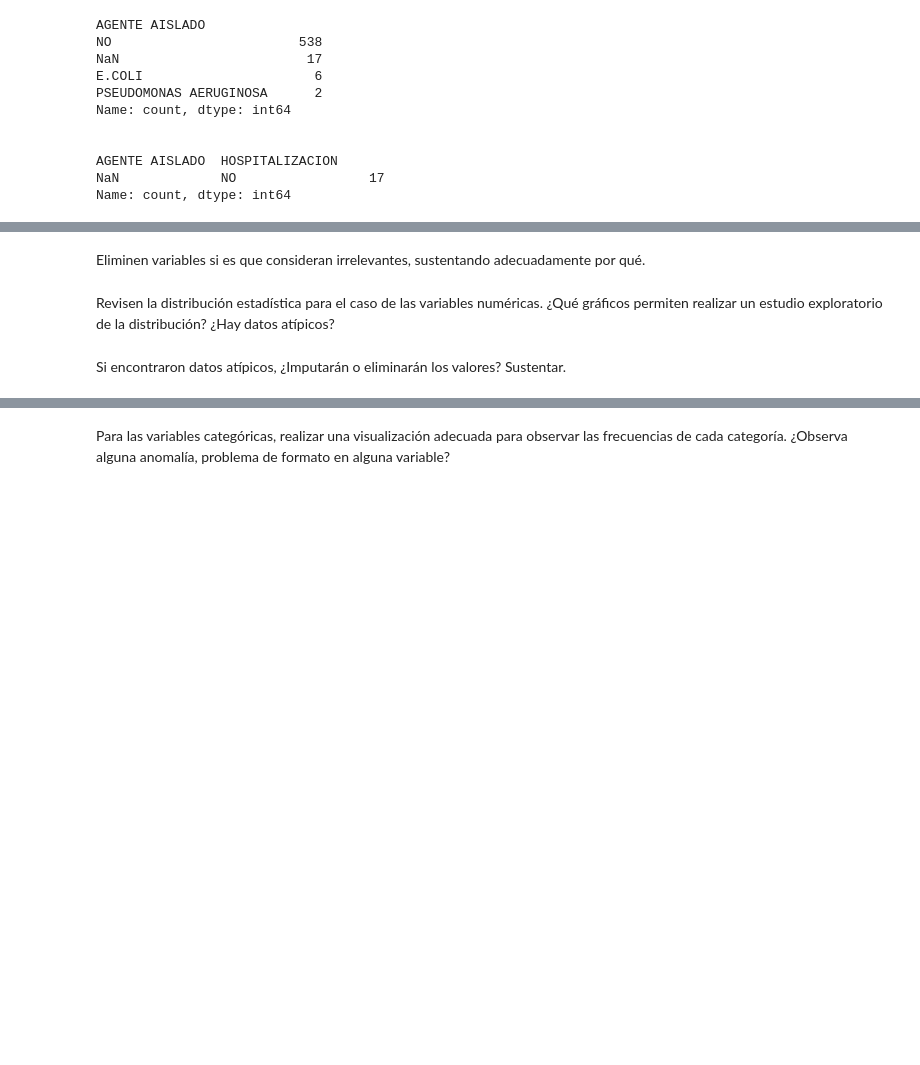
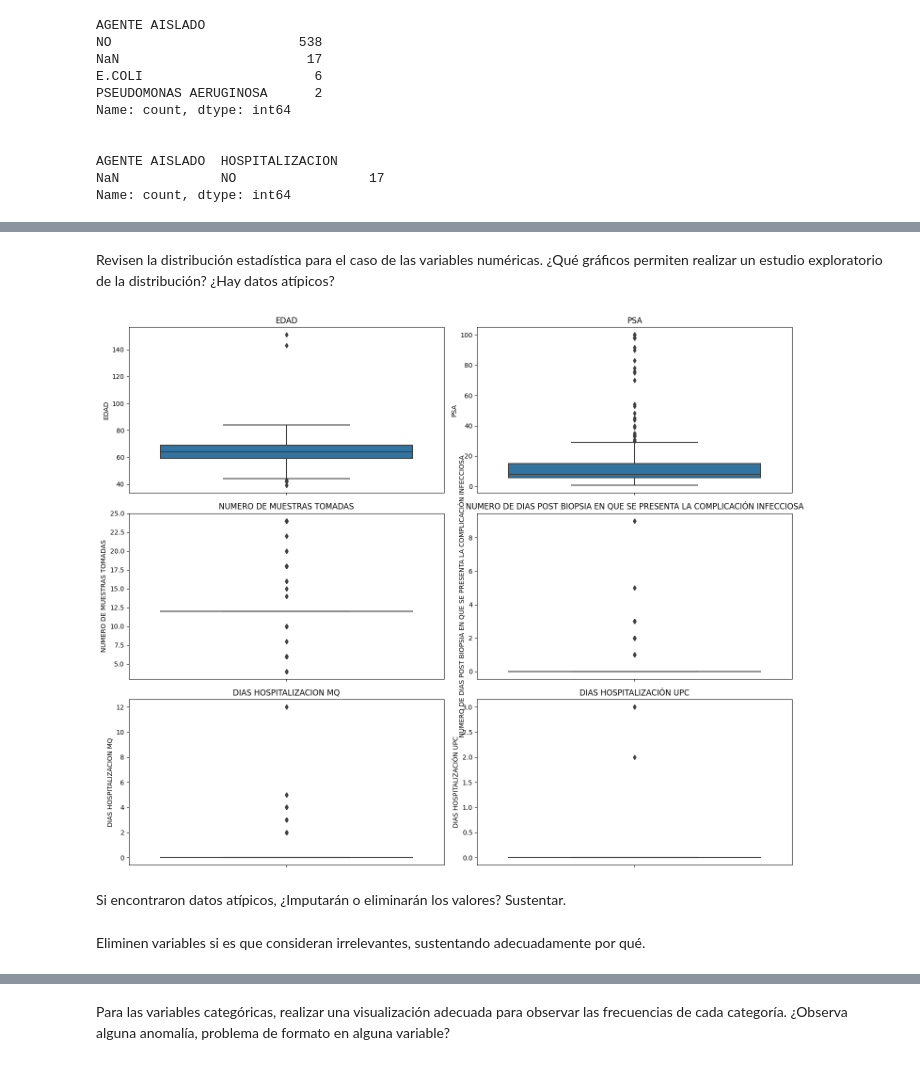
Before and after one commit to JUrielCerecero/proyecto-machine-learning-clasificacion-enfermedades, a Jupyter notebook: Proyecto_Integrador_2A_Preparacion_de_datos.ipynb, the cells around one changed output, grey strips where cells are left out. Drawn from its saved outputs; the diff is of its cells as text; code cells hidden in the pictures; blank space fills up the shorter version.

```diff
--- a/Proyecto_Integrador_2A_Preparacion_de_datos.ipynb
+++ b/Proyecto_Integrador_2A_Preparacion_de_datos.ipynb
@@ -186,0 +156,4 @@ Dias hospitalización upc
+# %%
+# cambiamos el valor 'NO' por 0 ya que si no estan hospitalizados es equuivalente a 0 dias
+dfhosp_limpio.loc[dfhosp_limpio['NUMERO DE DIAS POST BIOPSIA EN QUE SE PRESENTA LA COMPLICACIÓN INFECCIOSA']=='NO','NUMERO DE DIAS POST BIOPSIA EN QUE SE PRESENTA LA COMPLICACIÓN INFECCIOSA']=0
+dfhosp_limpio['NUMERO DE DIAS POST BIOPSIA EN QUE SE PRESENTA LA COMPLICACIÓN INFECCIOSA'].unique()
@@ -186,0 +188,20 @@ Dias hospitalización upc
+# %% [markdown]
+Revisen la distribución estadística para el caso de las variables numéricas. ¿Qué gráficos permiten realizar un estudio exploratorio de la distribución? ¿Hay datos atípicos?
+# %%
+#buscamos outliers, datos atipicos, para despues corregir, o buscar el tratamiento correcto
+numeric_columns = dfhosp_limpio.select_dtypes(include=['float', 'int']).columns
+num_plots = len(numeric_columns)
+num_rows = (num_plots // 2) + (num_plots % 2)
+plt.figure(figsize=(15, 4 * num_rows))
+num_plots = len(numeric_columns)
+for i, column in enumerate(numeric_columns, 1):
+    plt.subplot(num_rows,2, i)
+    sns.boxplot(y=dfhosp_limpio[column])
+    plt.title(f'{column}')
+
+plt.tight_layout()
+plt.show()
+# %% [output]
+[figure, added]
+# %% [markdown]
+Si encontraron datos atípicos, ¿Imputarán o eliminarán los valores? Sustentar.
@@ -187,6 +212,2 @@ Dias hospitalización upc
 # %% [markdown]
 Eliminen variables si es que consideran irrelevantes, sustentando adecuadamente por qué.
-# %% [markdown]
-Revisen la distribución estadística para el caso de las variables numéricas. ¿Qué gráficos permiten realizar un estudio exploratorio de la distribución? ¿Hay datos atípicos?
-# %% [markdown]
-Si encontraron datos atípicos, ¿Imputarán o eliminarán los valores? Sustentar.
```
Also changed, not shown: parts of 16 cells of this notebook.
